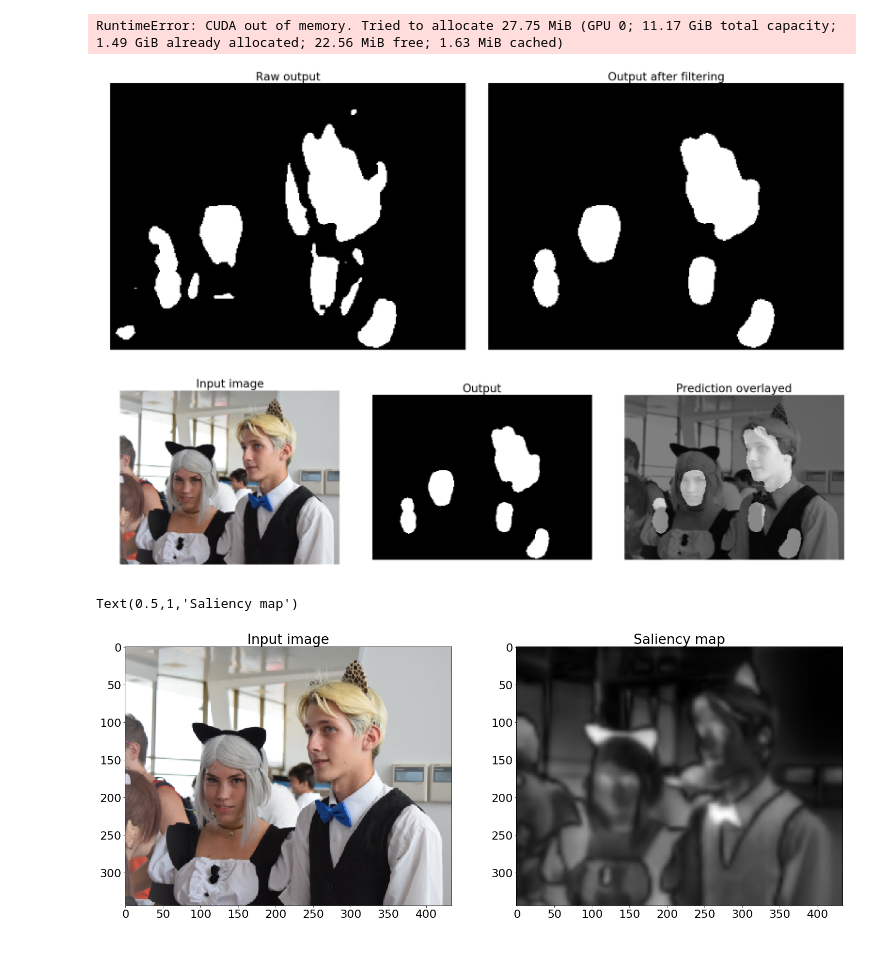
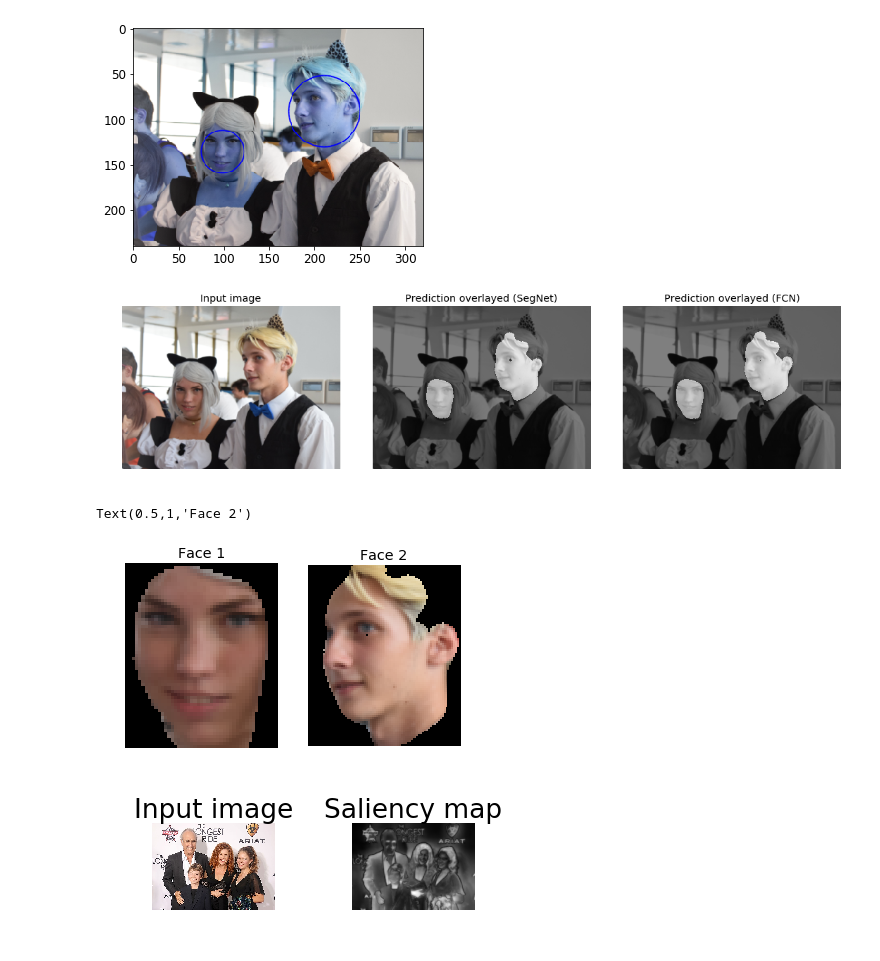
Before and after one commit to ssaz5/deep-face-saliency, a Jupyter notebook: IttiKoch2.ipynb, the cells around one changed output. Saved outputs shown, nothing was run; the diff lists cells and outputs as text; code cells hidden in the pictures.

```diff
--- a/IttiKoch2.ipynb
+++ b/IttiKoch2.ipynb
@@ -6,7 +6,7 @@ import torchvision.transforms
 import matplotlib.pyplot as plt
 from data_utils import FacePlacedData
 # %%
-model = torch.load('train_fcn_model_subepoch_18')
+model = torch.load('train_fcn_model_subepoch_15')
 # %%
 img = 'test_imgs/test2.png'
 pred, out = pass_img(model, img)
@@ -15,51 +15,67 @@ imgplt = Image.open(img)
 imggray = Image.open(img).convert('L')
 res = transforms.Resize([240, 320])
 imggray = res(imggray)
-filtered_pred_pil = opening_transform(pred, 8)
+imgplt = res(imgplt)
+filtered_pred_pil_seg = opening_transform(pred, 8)
 
 keypoints, im_with_keypoints = get_blobs(img)
 plt.imshow(im_with_keypoints)
-faces = get_faces(img, keypoints)
+faces = get_faces(img, keypoints, filtered_pred_pil)
 # %% [output]
-RuntimeError: CUDA out of memory. Tried to allocate 27.75 MiB (GPU 0; 11.17 GiB total capacity; 1.49 GiB already allocated; 22.56 MiB free; 1.63 MiB cached)
+[figure, added]
 # %%
-fig, ax = plt.subplots(1, 2, figsize=(25, 25))
-plt.rcParams.update({'font.size': 22})
-ax[0].imshow(pred.cpu().numpy().squeeze(0), cmap='gray')
-ax[0].axis('off')
-ax[0].set_title('Raw output')
-ax[1].imshow(filtered_pred_pil)
-ax[1].axis('off')
-ax[1].set_title('Output after filtering')
-plt.tight_layout()
+# fig, ax = plt.subplots(1, 2, figsize = (15, 15))
+# plt.rcParams.update({'font.size': 12})
+# ax[0].imshow(pred.cpu().numpy().squeeze(0), cmap='gray')
+# ax[0].axis('off')
+# ax[0].set_title('Raw output')
+# ax[1].imshow(filtered_pred_pil)
+# ax[1].axis('off')
+# ax[1].set_title('Output after filtering')
+# plt.tight_layout()
+# fig.savefig('fcn_pred_filt.png', dpi = 300, bbox_inches = 'tight')
 
-fig, ax = plt.subplots(1,3, figsize=(25, 25))
+fig, ax = plt.subplots(1,3, figsize = (15,15))
 ax[0].imshow(imgplt)
 ax[0].axis('off')
 ax[0].set_title('Input image')
-ax[1].imshow(filtered_pred_pil)
+ax[1].imshow(Image.blend(imggray, filtered_pred_pil_seg, 0.5))
 ax[1].axis('off')
-ax[1].set_title('Output')
-ax[2].imshow(Image.blend(imggray, filtered_pred_pil, 0.5))
+ax[1].set_title('Prediction overlayed (SegNet)')
+ax[2].imshow(Image.blend(imggray, filtered_pred_pil_fcn, 0.5))
 ax[2].axis('off')
-ax[2].set_title('Prediction overlayed')
+ax[2].set_title('Prediction overlayed (FCN)')
 plt.tight_layout()
+fig.savefig('fcn_test.png', dpi = 300, bbox_inches = 'tight')
 # %% [output]
-[figure, old version]
+[figure, new version]
-[figure, removed]
+# %%
+fig, ax = plt.subplots(1,2)
+ax[0].imshow(faces[0])
+ax[0].axis('off')
+ax[0].set_title('Face 1')
+ax[1].imshow(faces[1])
+ax[1].axis('off')
+ax[1].set_title('Face 2')
+# %% [output]
+Text(0.5,1,'Face 2')
+[figure, added]
 # %%
-img = cv2.imread('test_imgs/test2.png')
+img = cv2.imread('lollita.jpg')
 imgsize = img.shape
 img_width  = imgsize[1]
 img_height = imgsize[0]
 sm = pySaliencyMap(img_width, img_height)
 # computation
 saliency_map = sm.SMGetSM(img)
-fig, ax = plt.subplots(1, 2, figsize = (25, 25))
+fig, ax = plt.subplots(1, 2)
 ax[0].imshow(cv2.cvtColor(img, cv2.COLOR_BGR2RGB))
 ax[0].set_title('Input image')
+ax[0].axis('off')
 ax[1].imshow(saliency_map, 'gray')
 ax[1].set_title('Saliency map')
+ax[1].axis('off')
+plt.tight_layout()
+fig.savefig('nise_IK.png', dpi = 300, bbox_inches = 'tight')
 # %% [output]
-Text(0.5,1,'Saliency map')
-[figure, old version]
+[figure, new version]
```
Also changed, not shown: 16 other files.
